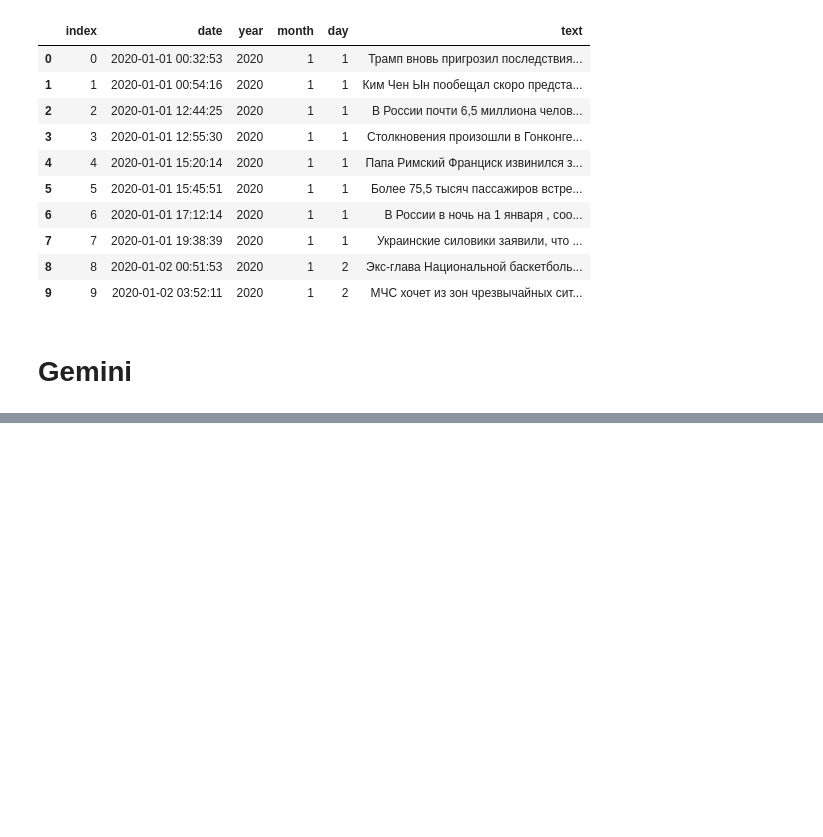
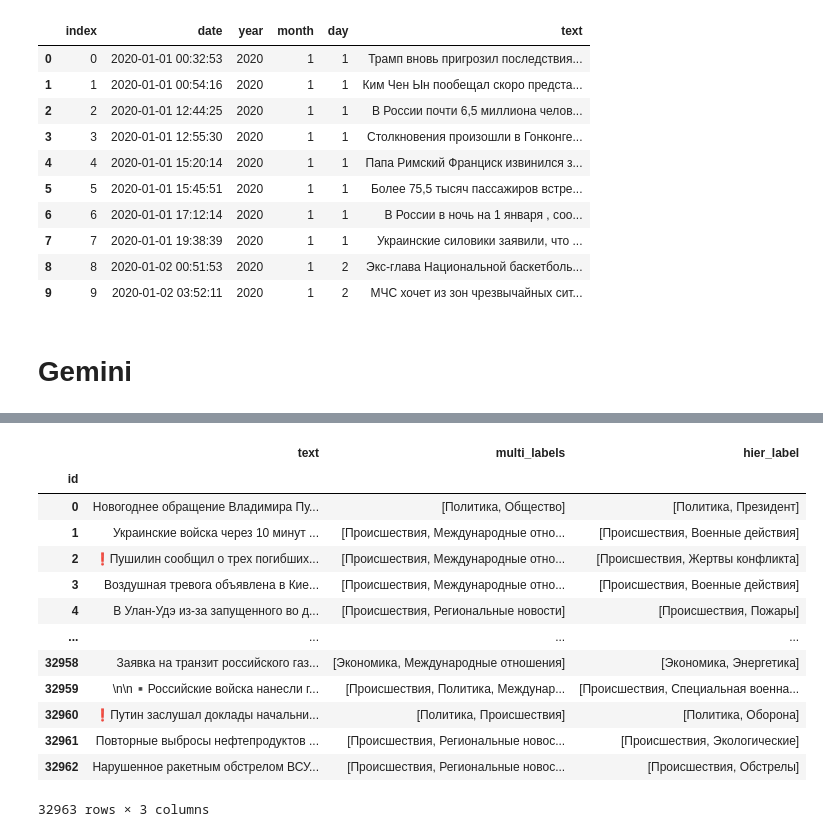
Before and after one commit to maxlyara1/ikanam_news, a Jupyter notebook: yandex_and_T_try.ipynb, the cells around one changed output, grey strips where cells are left out. Cells and saved outputs as stored; diff of their text form; code cells hidden in the pictures; blank space fills up the shorter version.

```diff
--- a/yandex_and_T_try.ipynb
+++ b/yandex_and_T_try.ipynb
@@ -577,0 +744,17 @@ df_processed.to_csv('1k.csv', index=False)
+# %%
+df_overall_results
+# %% [output]
+|  | text | multi_labels | hier_label |
+| id |  |  |  |
+| 0 | Новогоднее обращение Владимира Пу... | [Политика, Общество] | [Политика, Президент] |
+| 1 | Украинские войска через 10 минут ... | [Происшествия, Международные отно... | [Происшествия, Военные действия] |
+| 2 | ❗️Пушилин сообщил о трех погибших... | [Происшествия, Международные отно... | [Происшествия, Жертвы конфликта] |
+| 3 | Воздушная тревога объявлена в Кие... | [Происшествия, Международные отно... | [Происшествия, Военные действия] |
+| 4 | В Улан-Удэ из-за запущенного во д... | [Происшествия, Региональные новости] | [Происшествия, Пожары] |
+| ... | ... | ... | ... |
+| 32958 | Заявка на транзит российского газ... | [Экономика, Международные отношения] | [Экономика, Энергетика] |
+| 32959 | \n\n▪️Российские войска нанесли г... | [Происшествия, Политика, Междунар... | [Происшествия, Специальная военна... |
+| 32960 | ❗️Путин заслушал доклады начальни... | [Политика, Происшествия] | [Политика, Оборона] |
+| 32961 | Повторные выбросы нефтепродуктов ... | [Происшествия, Региональные новос... | [Происшествия, Экологические] |
+| 32962 | Нарушенное ракетным обстрелом ВСУ... | [Происшествия, Региональные новос... | [Происшествия, Обстрелы] |
+32963 rows × 3 columns
```
Also changed, not shown: parts of 5 cells of this notebook, 3 other files.
